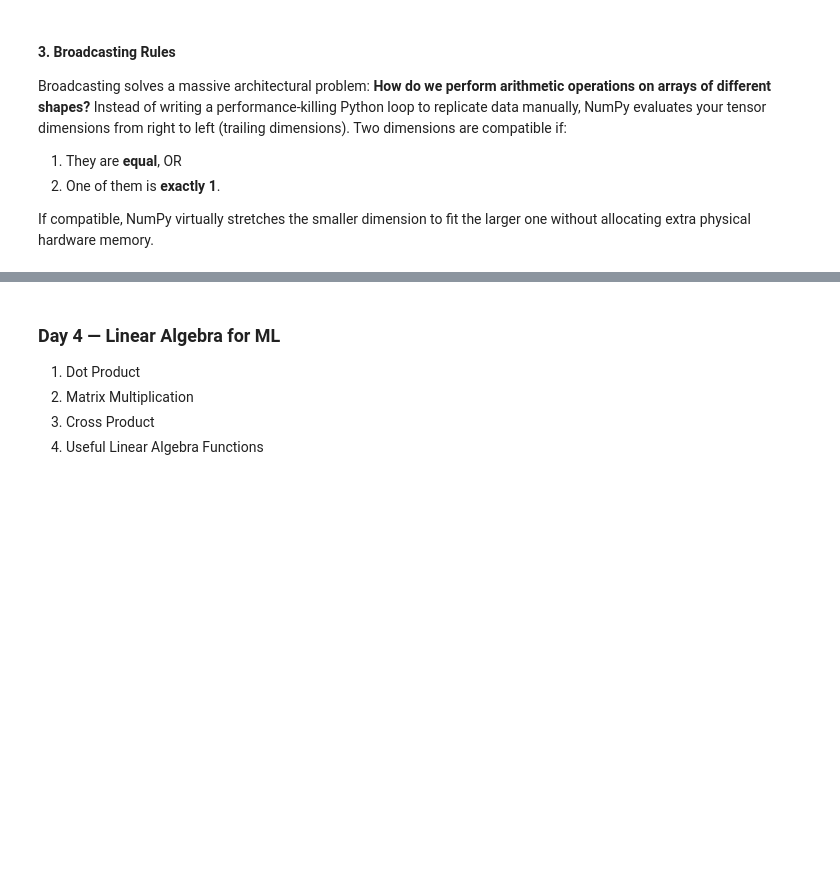
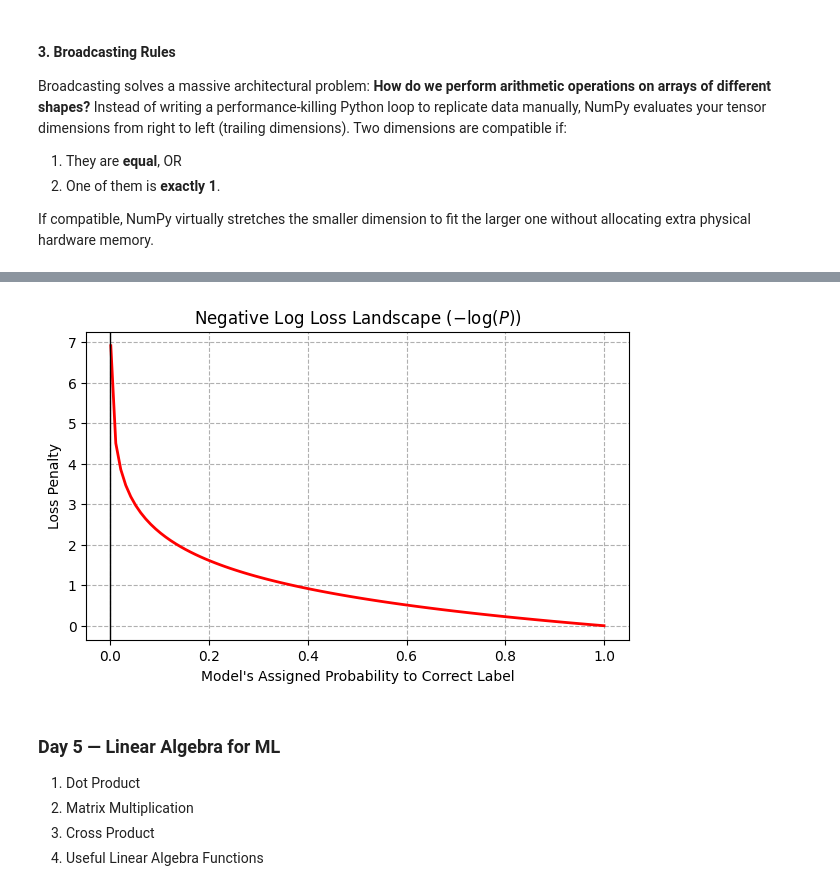
Before and after one commit to Himanshu7921/modern-ai-foundations, a Jupyter notebook: 02_data_engineering/notebooks/numpy.ipynb, the cells around one changed output, grey strips where cells are left out. Drawn from its saved outputs; the diff is of its cells as text; code cells hidden in the pictures; blank space fills up the shorter version.

Commit message:
Added notes and assignments for numpy-04

```diff
--- a/02_data_engineering/notebooks/numpy.ipynb
+++ b/02_data_engineering/notebooks/numpy.ipynb
@@ -387,0 +506,25 @@ np.sqrt() -->
+# %%
+import numpy as np
+import matplotlib.pyplot as plt
+
+# Generate a range of probabilities assigned to the correct class label (from 0.01 to 1.0)
+p_correct = np.linspace(0.001, 1.0, 100)
+loss = -np.log(p_correct)
+
+# Print a tracking matrix showing how the penalty escalates dramatically for low probabilities
+print("Probability Assigned to Correct Class vs. Resulting Log Penalty:")
+print("-" * 65)
+check_points = [1.0, 0.9, 0.5, 0.1, 0.01, 0.001]
+for p in check_points:
+    print(f"Confidence: {p*100:6.1f}%  |  P(correct) = {p:.3f}  |  Calculated Loss = {-np.log(p):.4f}")
+
+# Optional: Plotting the loss response landscape to visualize the exponential wall
+plt.figure(figsize=(7, 4))
+plt.plot(p_correct, loss, color='red', lw=2)
+plt.title("Negative Log Loss Landscape ($-\log(P)$)")
+plt.xlabel("Model's Assigned Probability to Correct Label")
+plt.ylabel("Loss Penalty")
+plt.grid(True, linestyle='--')
+plt.axvline(0, color='black',lw=1)
+plt.show()
+# %% [output]
@@ -388,5 +539,6 @@ np.sqrt() -->
+[figure, added]
 # %% [markdown]
-### Day 4 — Linear Algebra for ML
+### Day 5 — Linear Algebra for ML
 1. Dot Product
 2. Matrix Multiplication
 3. Cross Product
```
Also changed, not shown: parts of 12 cells of this notebook, 6 other files.
